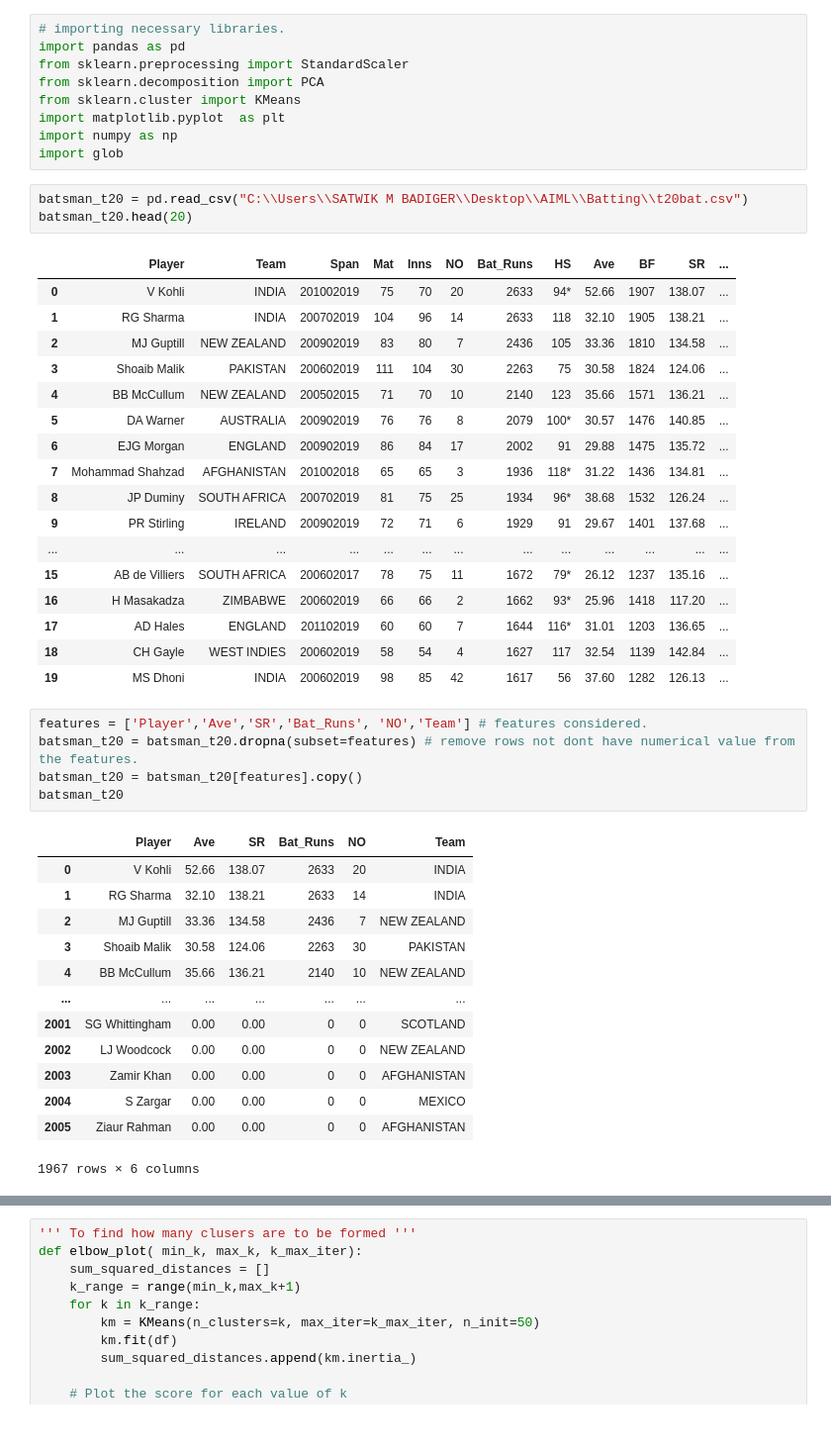
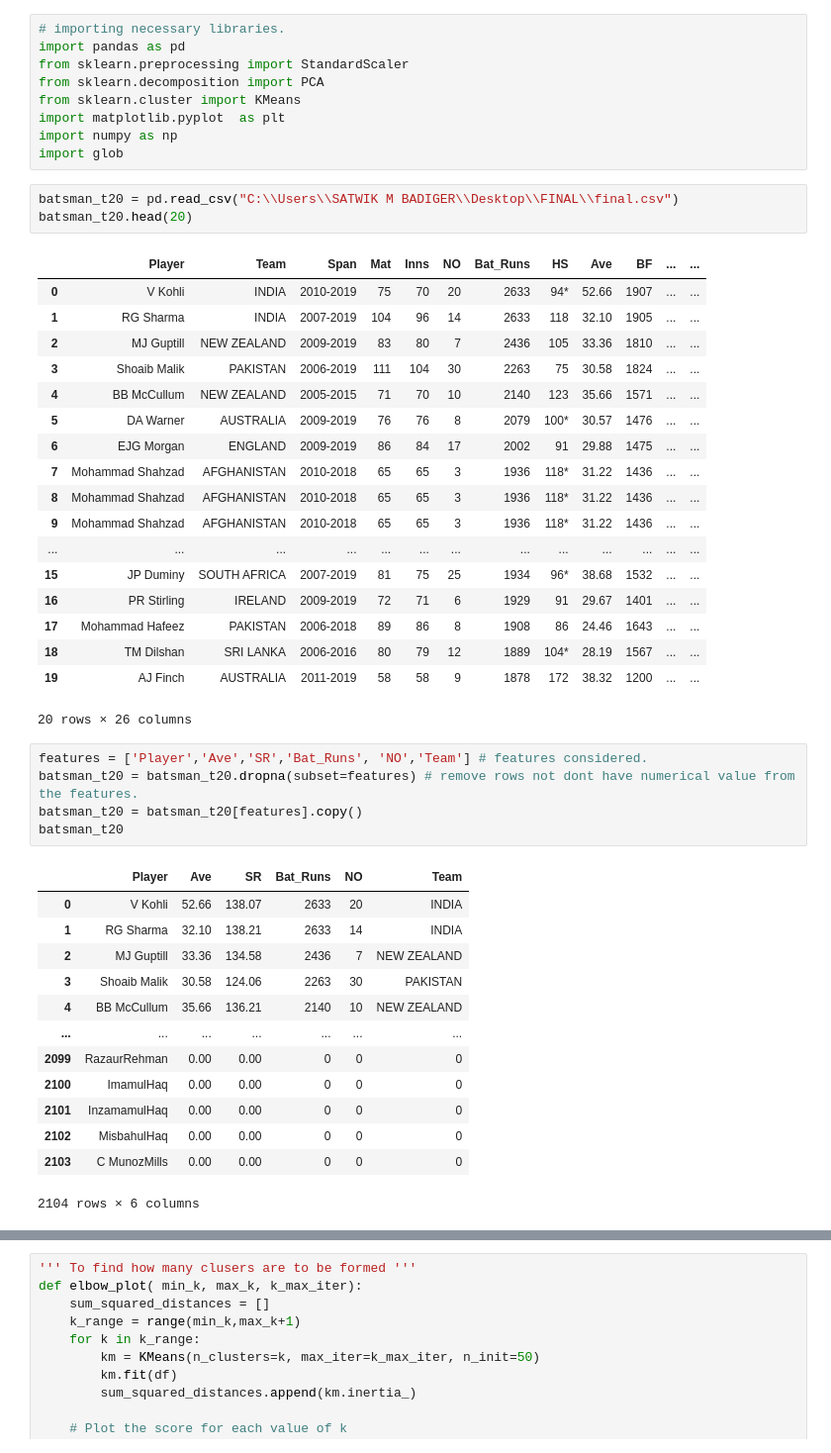
Before and after one commit to Vikaslh/Crick-stat-index-11, a Jupyter notebook: FINAL/Bat.ipynb, the cells around one changed output, grey strips where cells are left out. Shown: that part at 99% size. Cells and saved outputs as stored; diff of their text form.

```diff
--- a/FINAL/Bat.ipynb
+++ b/FINAL/Bat.ipynb
@@ -8,26 +8,27 @@ import matplotlib.pyplot  as plt
 import numpy as np
 import glob
 # %%
-batsman_t20 = pd.read_csv("C:\\Users\\SATWIK M BADIGER\\Desktop\\AIML\\Batting\\t20bat.csv")
+batsman_t20 = pd.read_csv("C:\\Users\\SATWIK M BADIGER\\Desktop\\FINAL\\final.csv")
 batsman_t20.head(20)
 # %% [output]
-|  | Player | Team | Span | Mat | Inns | NO | Bat_Runs | HS | Ave | BF | SR | ... |
-| 0 | V Kohli | INDIA | 201002019 | 75 | 70 | 20 | 2633 | 94* | 52.66 | 1907 | 138.07 | ... |
-| 1 | RG Sharma | INDIA | 200702019 | 104 | 96 | 14 | 2633 | 118 | 32.10 | 1905 | 138.21 | ... |
-| 2 | MJ Guptill | NEW ZEALAND | 200902019 | 83 | 80 | 7 | 2436 | 105 | 33.36 | 1810 | 134.58 | ... |
-| 3 | Shoaib Malik | PAKISTAN | 200602019 | 111 | 104 | 30 | 2263 | 75 | 30.58 | 1824 | 124.06 | ... |
-| 4 | BB McCullum | NEW ZEALAND | 200502015 | 71 | 70 | 10 | 2140 | 123 | 35.66 | 1571 | 136.21 | ... |
-| 5 | DA Warner | AUSTRALIA | 200902019 | 76 | 76 | 8 | 2079 | 100* | 30.57 | 1476 | 140.85 | ... |
-| 6 | EJG Morgan | ENGLAND | 200902019 | 86 | 84 | 17 | 2002 | 91 | 29.88 | 1475 | 135.72 | ... |
-| 7 | Mohammad Shahzad | AFGHANISTAN | 201002018 | 65 | 65 | 3 | 1936 | 118* | 31.22 | 1436 | 134.81 | ... |
-| 8 | JP Duminy | SOUTH AFRICA | 200702019 | 81 | 75 | 25 | 1934 | 96* | 38.68 | 1532 | 126.24 | ... |
-| 9 | PR Stirling | IRELAND | 200902019 | 72 | 71 | 6 | 1929 | 91 | 29.67 | 1401 | 137.68 | ... |
+|  | Player | Team | Span | Mat | Inns | NO | Bat_Runs | HS | Ave | BF | ... | ... |
+| 0 | V Kohli | INDIA | 2010-2019 | 75 | 70 | 20 | 2633 | 94* | 52.66 | 1907 | ... | ... |
+| 1 | RG Sharma | INDIA | 2007-2019 | 104 | 96 | 14 | 2633 | 118 | 32.10 | 1905 | ... | ... |
+| 2 | MJ Guptill | NEW ZEALAND | 2009-2019 | 83 | 80 | 7 | 2436 | 105 | 33.36 | 1810 | ... | ... |
+| 3 | Shoaib Malik | PAKISTAN | 2006-2019 | 111 | 104 | 30 | 2263 | 75 | 30.58 | 1824 | ... | ... |
+| 4 | BB McCullum | NEW ZEALAND | 2005-2015 | 71 | 70 | 10 | 2140 | 123 | 35.66 | 1571 | ... | ... |
+| 5 | DA Warner | AUSTRALIA | 2009-2019 | 76 | 76 | 8 | 2079 | 100* | 30.57 | 1476 | ... | ... |
+| 6 | EJG Morgan | ENGLAND | 2009-2019 | 86 | 84 | 17 | 2002 | 91 | 29.88 | 1475 | ... | ... |
+| 7 | Mohammad Shahzad | AFGHANISTAN | 2010-2018 | 65 | 65 | 3 | 1936 | 118* | 31.22 | 1436 | ... | ... |
+| 8 | Mohammad Shahzad | AFGHANISTAN | 2010-2018 | 65 | 65 | 3 | 1936 | 118* | 31.22 | 1436 | ... | ... |
+| 9 | Mohammad Shahzad | AFGHANISTAN | 2010-2018 | 65 | 65 | 3 | 1936 | 118* | 31.22 | 1436 | ... | ... |
 | ... | ... | ... | ... | ... | ... | ... | ... | ... | ... | ... | ... | ... |
-| 15 | AB de Villiers | SOUTH AFRICA | 200602017 | 78 | 75 | 11 | 1672 | 79* | 26.12 | 1237 | 135.16 | ... |
-| 16 | H Masakadza | ZIMBABWE | 200602019 | 66 | 66 | 2 | 1662 | 93* | 25.96 | 1418 | 117.20 | ... |
-| 17 | AD Hales | ENGLAND | 201102019 | 60 | 60 | 7 | 1644 | 116* | 31.01 | 1203 | 136.65 | ... |
-| 18 | CH Gayle | WEST INDIES | 200602019 | 58 | 54 | 4 | 1627 | 117 | 32.54 | 1139 | 142.84 | ... |
-| 19 | MS Dhoni | INDIA | 200602019 | 98 | 85 | 42 | 1617 | 56 | 37.60 | 1282 | 126.13 | ... |
+| 15 | JP Duminy | SOUTH AFRICA | 2007-2019 | 81 | 75 | 25 | 1934 | 96* | 38.68 | 1532 | ... | ... |
+| 16 | PR Stirling | IRELAND | 2009-2019 | 72 | 71 | 6 | 1929 | 91 | 29.67 | 1401 | ... | ... |
+| 17 | Mohammad Hafeez | PAKISTAN | 2006-2018 | 89 | 86 | 8 | 1908 | 86 | 24.46 | 1643 | ... | ... |
+| 18 | TM Dilshan | SRI LANKA | 2006-2016 | 80 | 79 | 12 | 1889 | 104* | 28.19 | 1567 | ... | ... |
+| 19 | AJ Finch | AUSTRALIA | 2011-2019 | 58 | 58 | 9 | 1878 | 172 | 38.32 | 1200 | ... | ... |
+20 rows × 26 columns
 # %%
 features = ['Player','Ave','SR','Bat_Runs', 'NO','Team'] # features considered.
 batsman_t20 = batsman_t20.dropna(subset=features) # remove rows not dont have numerical value from the features.
@@ -41,12 +42,12 @@ batsman_t20
 | 3 | Shoaib Malik | 30.58 | 124.06 | 2263 | 30 | PAKISTAN |
 | 4 | BB McCullum | 35.66 | 136.21 | 2140 | 10 | NEW ZEALAND |
 | ... | ... | ... | ... | ... | ... | ... |
-| 2001 | SG Whittingham | 0.00 | 0.00 | 0 | 0 | SCOTLAND |
-| 2002 | LJ Woodcock | 0.00 | 0.00 | 0 | 0 | NEW ZEALAND |
-| 2003 | Zamir Khan | 0.00 | 0.00 | 0 | 0 | AFGHANISTAN |
-| 2004 | S Zargar | 0.00 | 0.00 | 0 | 0 | MEXICO |
-| 2005 | Ziaur Rahman | 0.00 | 0.00 | 0 | 0 | AFGHANISTAN |
+| 2099 | RazaurRehman | 0.00 | 0.00 | 0 | 0 | 0 |
+| 2100 | ImamulHaq | 0.00 | 0.00 | 0 | 0 | 0 |
+| 2101 | InzamamulHaq | 0.00 | 0.00 | 0 | 0 | 0 |
+| 2102 | MisbahulHaq | 0.00 | 0.00 | 0 | 0 | 0 |
+| 2103 | C MunozMills | 0.00 | 0.00 | 0 | 0 | 0 |
-1967 rows × 6 columns
+2104 rows × 6 columns
 # %%
 batsman_t20 = batsman_t20.dropna() # removing incorrect data
 batsman_t20
```
Also changed, not shown: parts of 11 cells of this notebook, 2 other files.
